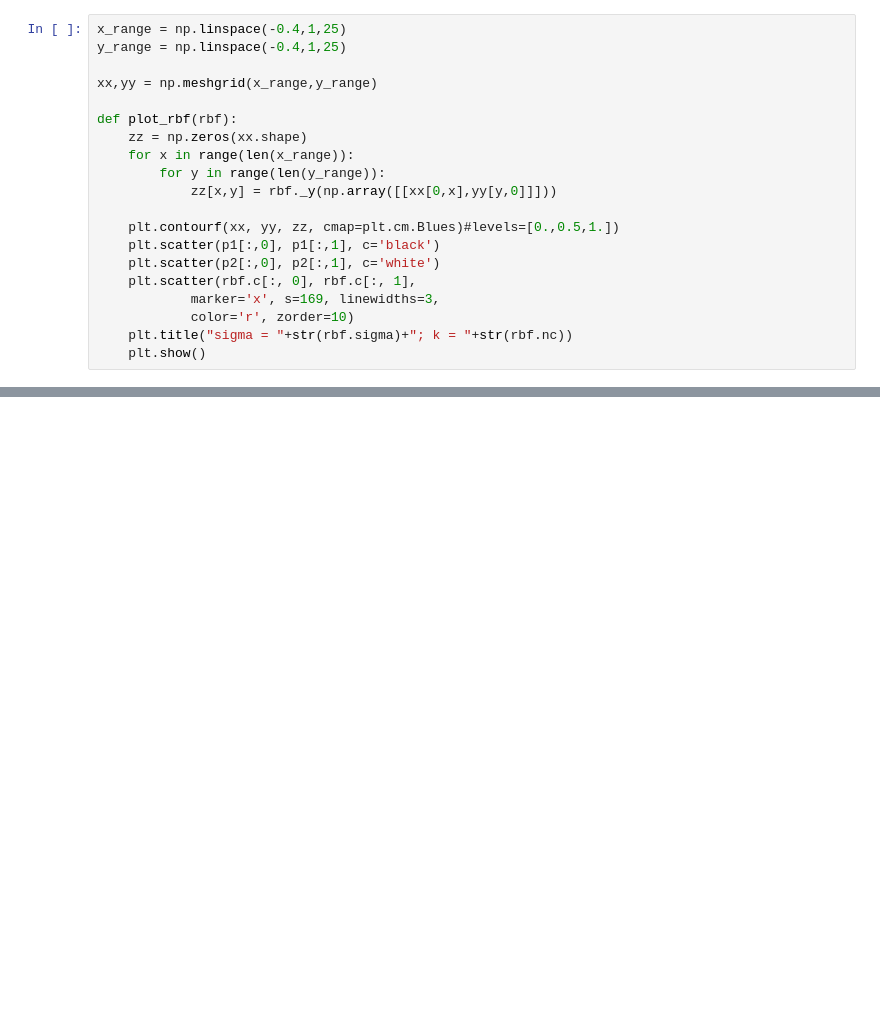
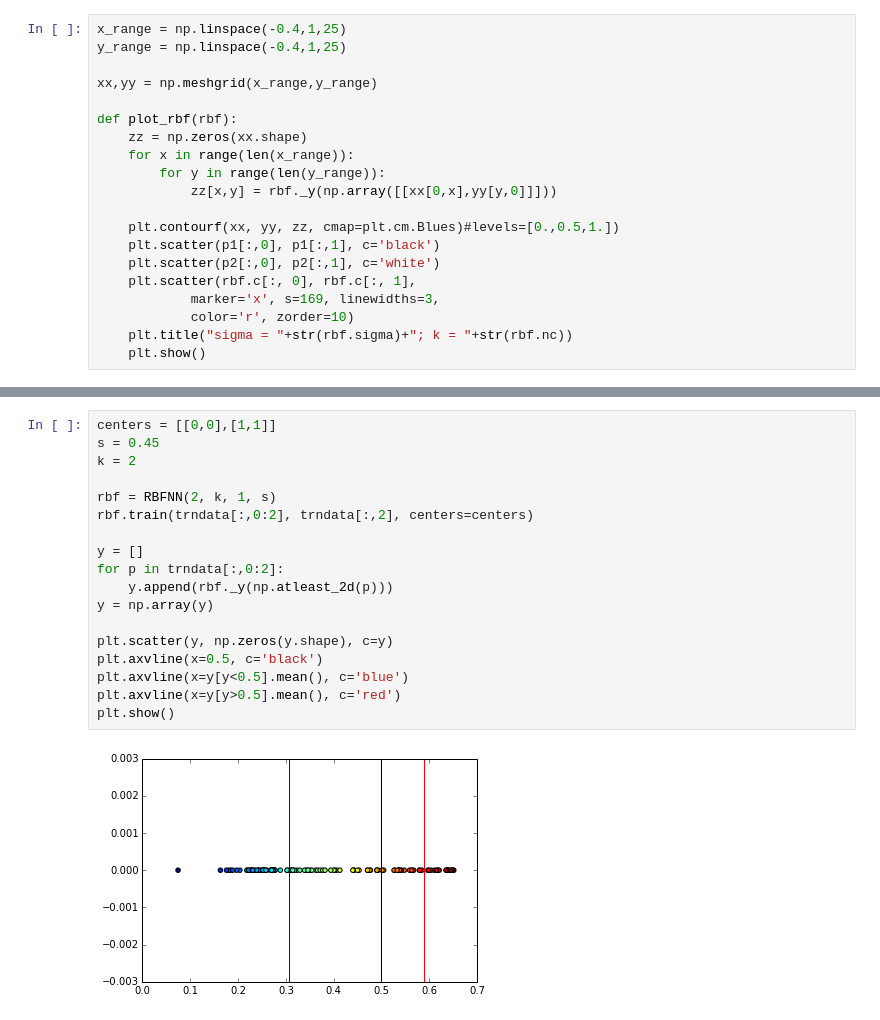
Before and after one commit to JensMeiners/MI1, a Jupyter notebook: Ex06/Ex06.ipynb, the cells around one changed output, grey strips where cells are left out. Drawn from its saved outputs; the diff is of its cells as text; blank space fills up the shorter version.

```diff
--- a/Ex06/Ex06.ipynb
+++ b/Ex06/Ex06.ipynb
@@ -342,2 +371,22 @@ for i,k in enumerate(ks):
 # %% [markdown]
 <img src="Auswahl_2015-11-25_012.png"/>
+# %%
+centers = [[0,0],[1,1]]
+s = 0.45
+k = 2
+
+rbf = RBFNN(2, k, 1, s)
+rbf.train(trndata[:,0:2], trndata[:,2], centers=centers)
+
+y = []
+for p in trndata[:,0:2]:
+    y.append(rbf._y(np.atleast_2d(p)))
+y = np.array(y)
+
+plt.scatter(y, np.zeros(y.shape), c=y)
+plt.axvline(x=0.5, c='black')
+plt.axvline(x=y[y<0.5].mean(), c='blue')
+plt.axvline(x=y[y>0.5].mean(), c='red')
+plt.show()
+# %% [output]
+[figure, added]
```
Also changed, not shown: parts of 14 cells of this notebook.
